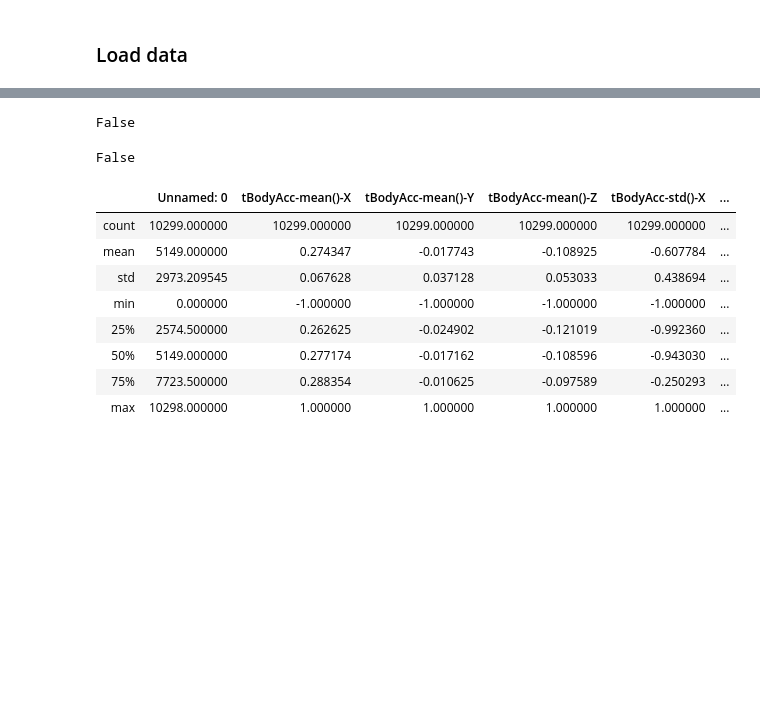
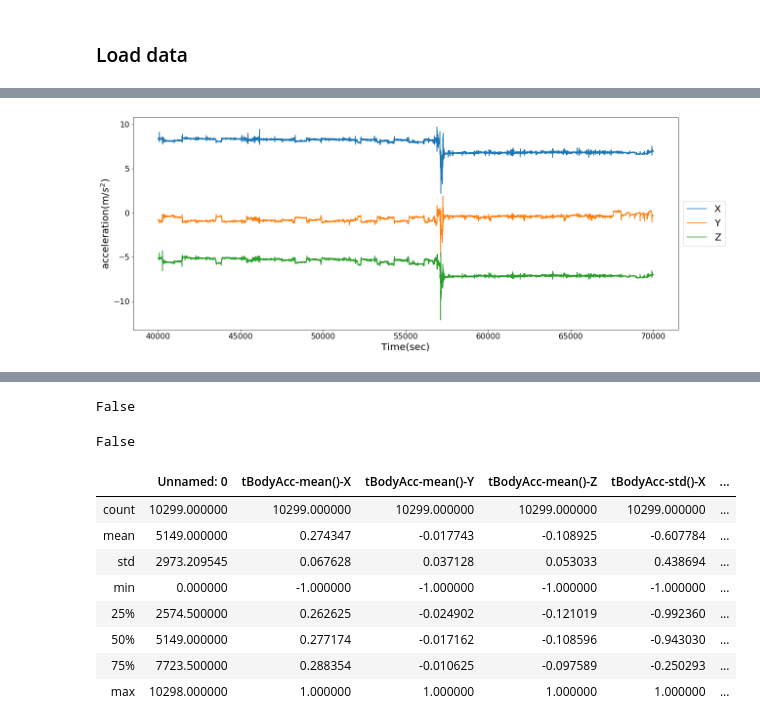
Before and after one commit to yousefkhaled282/Selected_1, a Jupyter notebook: Human Activity Recognition.ipynb, the cells around one changed output, grey strips where cells are left out. Saved outputs shown, nothing was run; the diff lists cells and outputs as text; code cells hidden in the pictures; blank space fills up the shorter version.

```diff
--- a/Human Activity Recognition.ipynb
+++ b/Human Activity Recognition.ipynb
@@ -8,0 +90,16 @@ import seaborn as sns
+# %%
+plt.figure(figsize=(20,8))
+plt.plot(df['timeElapsed'].iloc[40000:70000],df['x'].iloc[40000:70000],label='X')
+plt.plot(df['timeElapsed'].iloc[40000:70000],df['y'].iloc[40000:70000],label='Y')
+plt.plot(df['timeElapsed'].iloc[40000:70000],df['z'].iloc[40000:70000],label='Z')
+# plt.title('X Data Before and After Filteration',color='m',fontsize=30)
+plt.ylabel('acceleration(m/$s^{2}$)',fontsize=20)
+plt.xlabel('Time(sec)',fontsize=20)
+plt.xticks(fontsize=16,color='black')
+plt.yticks(fontsize=16,color='black')
+
+plt.legend(loc='center left', bbox_to_anchor=(1, 0.5),prop={'size': 20})
+plt.savefig('acc.png')
+plt.show()
+# %% [output]
+[figure, added]
```
Also changed, not shown: parts of 33 cells of this notebook, 5 other files.
